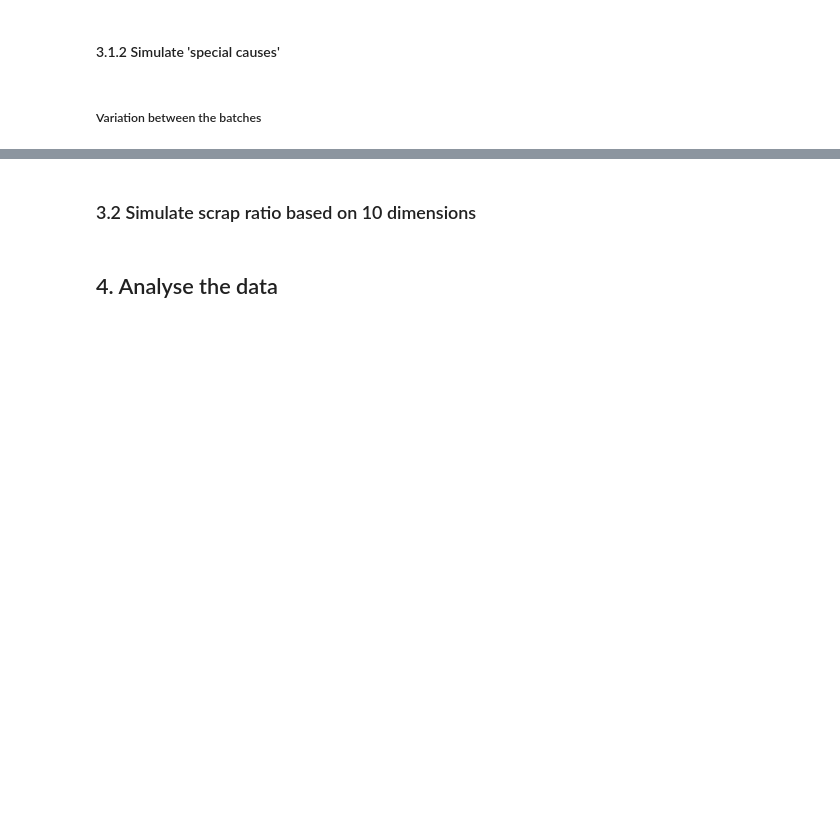
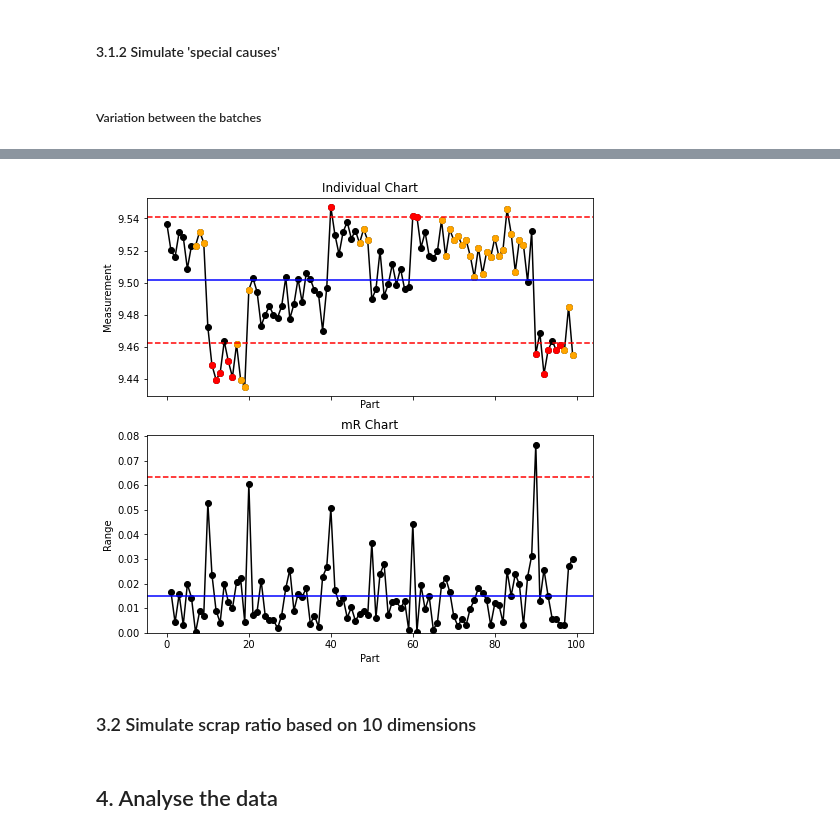
Before and after one commit to przemekbil/PfDA_2021_project, a Jupyter notebook: Project.ipynb, the cells around one changed output, grey strips where cells are left out. Saved outputs shown, nothing was run; the diff lists cells and outputs as text; code cells hidden in the pictures; blank space fills up the shorter version.

Commit message:
Batch-to-batch variation added

```diff
--- a/Project.ipynb
+++ b/Project.ipynb
@@ -270,0 +277,16 @@ Vatiation between the batches can be casued by:
+# %%
+lots = np.random.normal(0, 0.02 , nr_lots)
+part = 0
+
+for l in lots:
+    for p in range(nr_in_lot):
+       # print('part {}, batch adjustment {}'.format(part, l))
+        dim1.loc[part, 'btb'] = l
+        part = part + 1
+
+
+# Create a 'measured' column by adding a batch-to-batch variation to the base ccv dimensions
+dim1['measured'] = dim1['ccv'] + dim1['btb']
+
+# Show data for parts in 2 first lots
+dim1.head(2*nr_in_lot)
@@ -271,3 +311,8 @@ Vatiation between the batches can be casued by:
+# %%
+# Check the SPC chart for the measured dimension (common cause variation with batch-to-batch variation)
+o = xmr(dim1.loc[:,'measured'])
+# %% [output]
+[figure, added]
 # %% [markdown]
 <a id="par3.2"></a>
 ### 3.2 Simulate scrap ratio based on 10 dimensions
```
Also changed, not shown: parts of 6 cells of this notebook.
